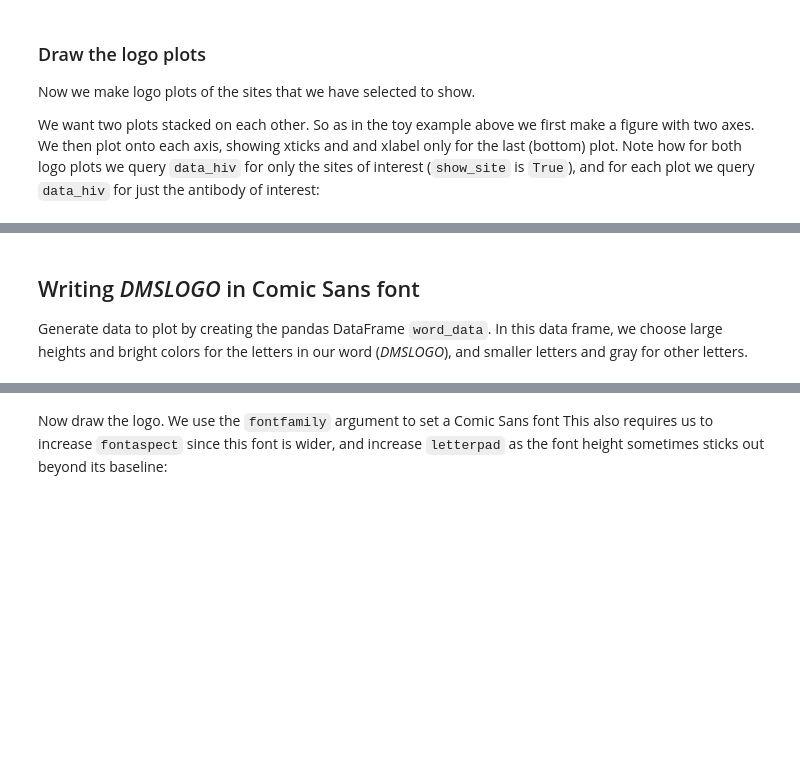
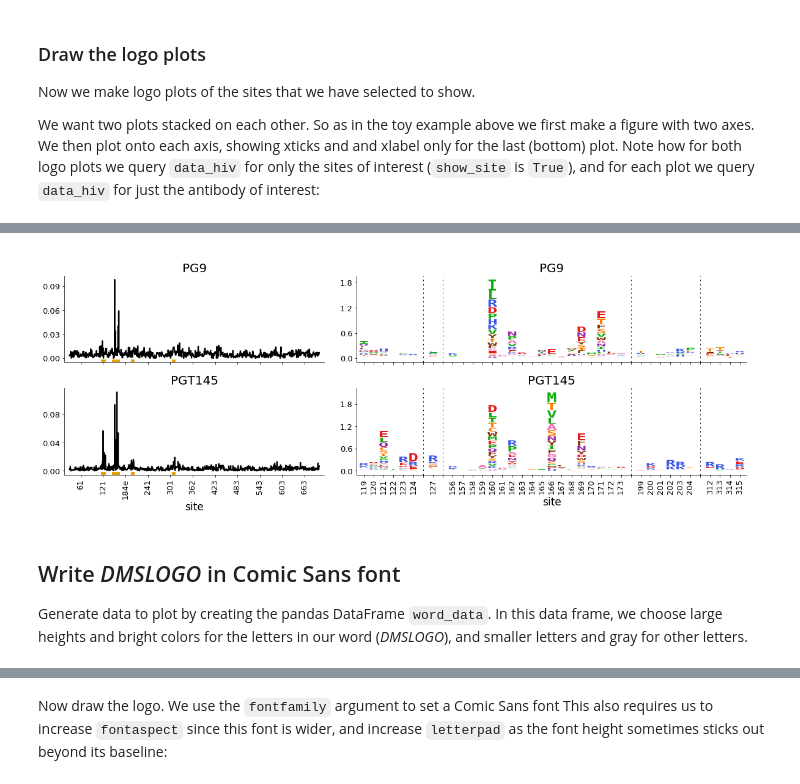
Before and after one commit to jbloomlab/dmslogo, a Jupyter notebook: example.ipynb, the cells around one changed output, grey strips where cells are left out. Saved outputs shown, nothing was run; the diff lists cells and outputs as text; code cells hidden in the pictures; blank space fills up the shorter version.

```diff
--- a/example.ipynb
+++ b/example.ipynb
@@ -345,5 +391,45 @@ for i, antibody in enumerate(antibodies):
+# %%
+fig, axes = plt.subplots(len(antibodies), 2,
+                         gridspec_kw={'width_ratios':[1, 1.5]})
+fig.set_size_inches(20, 3 * len(antibodies))
+fig.subplots_adjust(hspace=0.3, wspace=0.1)
+
+for i, antibody in enumerate(antibodies):
+
+    # show xticks and xlabel only for last antibody
+    if antibody == antibodies[-1]:
+        xtick_col = 'site'
+        xlabel = 'site'
+    else:
+        xtick_col = 'no_ticks'
+        xlabel = ''
+
+    antibody_data = data_hiv.query('antibody == @antibody').assign(no_ticks='')
+
+    _ = dmslogo.draw_line(antibody_data,
+                          x_col='isite',
+                          height_col='avgfracsurvive',
+                          xtick_col=xtick_col,
+                          underline_col='show_site',
+                          ax=axes[i, 0],
+                          xlabel=xlabel,
+                          ylabel='',
+                          title=antibody,
+                          linewidth=2)
+
+    _ = dmslogo.draw_logo(antibody_data.query('show_site'),
+                          x_col='isite',
+                          letter_col='mutation',
+                          letter_height_col='mutfracsurvive',
+                          ax=axes[i, 1],
+                          xlabel=xlabel,
+                          ylabel='',
+                          xtick_col=xtick_col,
+                          title=antibody)
+# %% [output]
+[figure, added]
 # %% [markdown]
-## Writing *DMSLOGO* in Comic Sans font
+## Write *DMSLOGO* in Comic Sans font
 Generate data to plot by creating the pandas DataFrame `word_data`.
 In this data frame, we choose large heights and bright colors for the letters in our word (*DMSLOGO*), and smaller letters and gray for other letters.
 # %%
```
Also changed, not shown: parts of 18 cells of this notebook, 2 other files.
